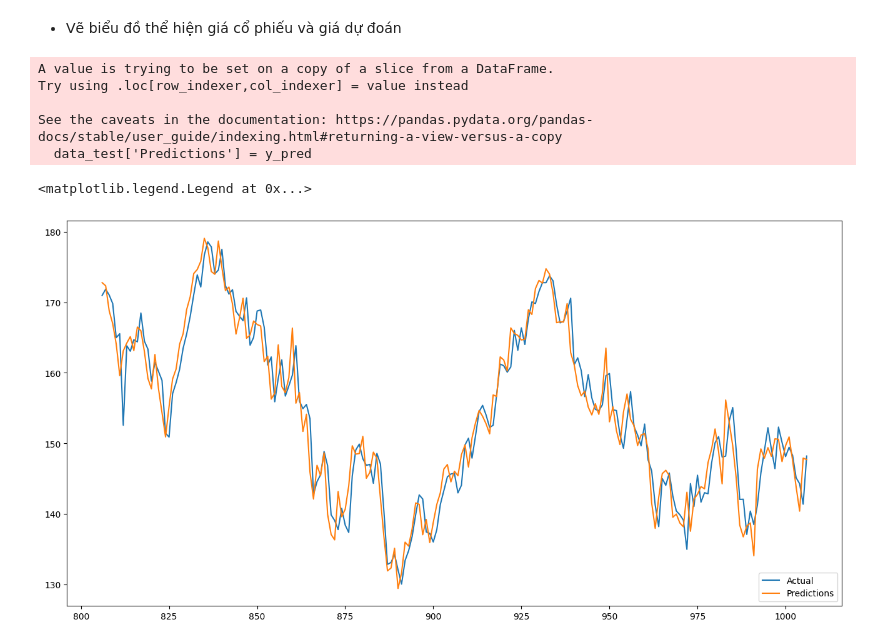
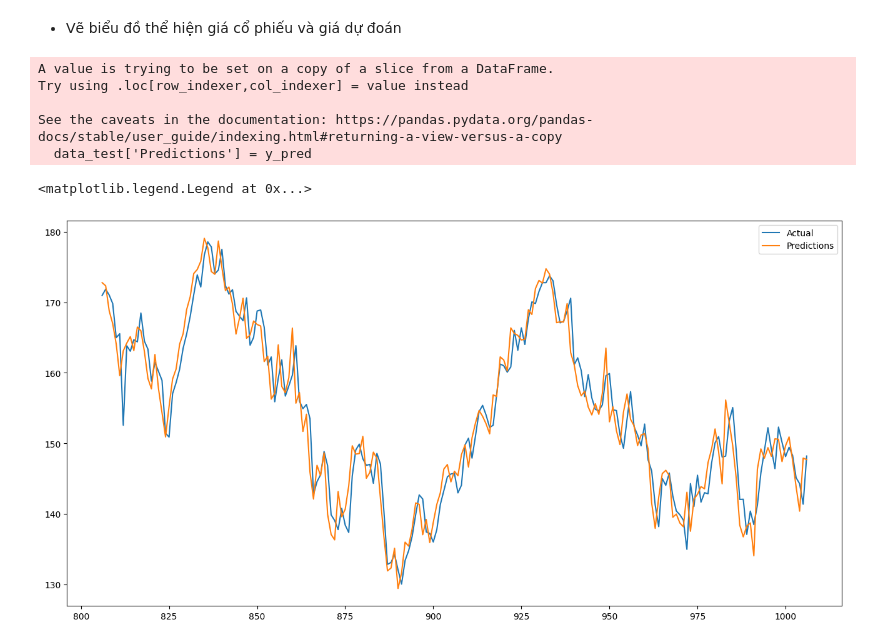
Before and after one commit to le-quoctrung/Introducrtion-to-Data-Science, a Jupyter notebook: LinearReg.ipynb, the cells around one changed output. Saved outputs shown, nothing was run; the diff lists cells and outputs as text; code cells hidden in the pictures.

```diff
--- a/LinearReg.ipynb
+++ b/LinearReg.ipynb
@@ -80,13 +80,13 @@ print(rmse)
 # %%
 plt.figure(figsize=(16,8))
 data_test['Predictions'] = y_pred
 plt.plot(data_test[['Open', 'Predictions']])
-plt.legend(['Actual', 'Predictions'], loc='lower right')
+plt.legend(['Actual', 'Predictions'], loc='upper right')
 # %% [output]
 A value is trying to be set on a copy of a slice from a DataFrame.
 Try using .loc[row_indexer,col_indexer] = value instead
 
 See the caveats in the documentation: https://pandas.pydata.org/pandas-docs/stable/user_guide/indexing.html#returning-a-view-versus-a-copy
   data_test['Predictions'] = y_pred
 <matplotlib.legend.Legend at 0x...>
-[figure, old version]
+[figure, new version]
```
Also changed, not shown: 2 other files.
